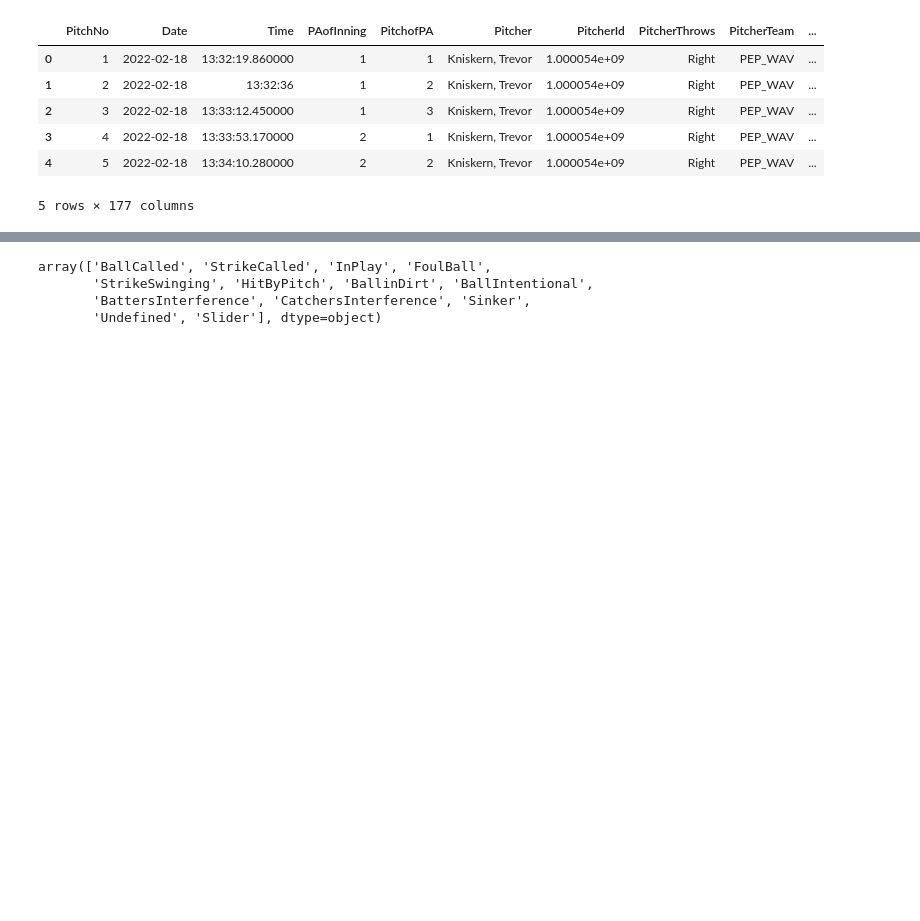
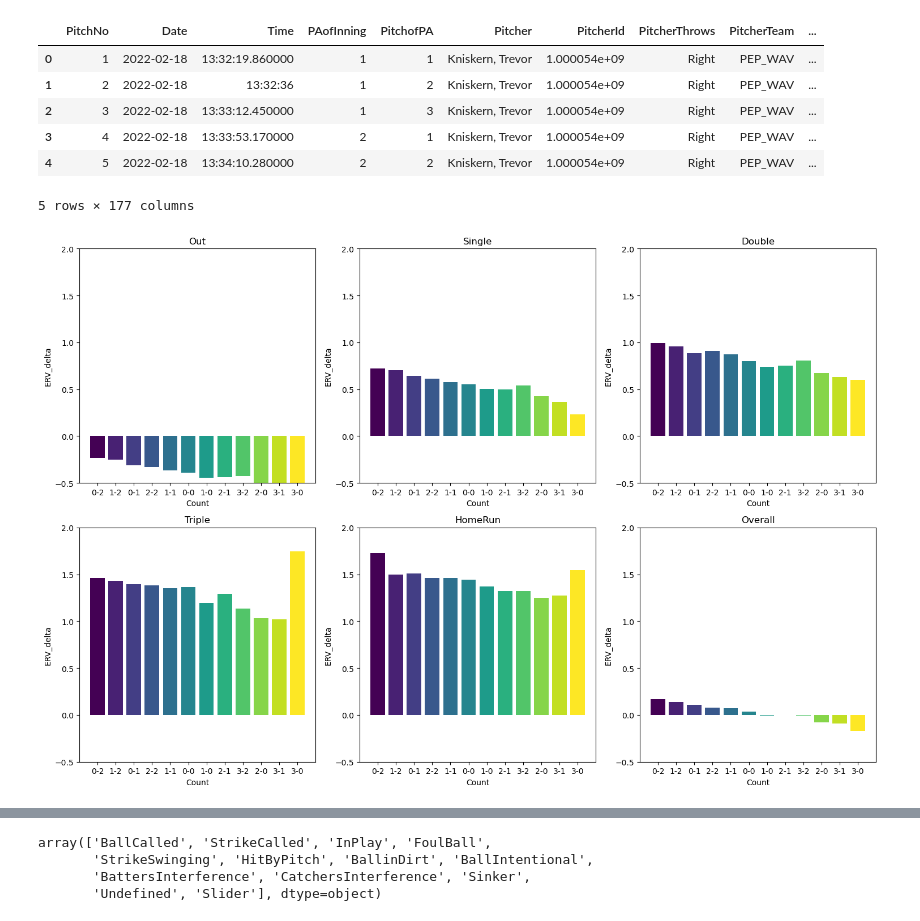
Before and after one commit to wesleyykim3/Swing-Decision-Model, a Jupyter notebook: DataProcessing.ipynb, the cells around one changed output, grey strips where cells are left out. Saved outputs shown, nothing was run; the diff lists cells and outputs as text; code cells hidden in the pictures; blank space fills up the shorter version.

```diff
--- a/DataProcessing.ipynb
+++ b/DataProcessing.ipynb
@@ -1291,0 +1295,28 @@ data.head()
+# %%
+# Average ERV_delta for different in play results
+outcomes = ['Out', 'Single', 'Double', 'Triple', 'HomeRun', 'Overall']
+counts = ['0-2', '1-2', '0-1', '2-2', '1-1', '0-0', '1-0', '2-1', '3-2', '2-0', '3-1', '3-0']
+shape = (6, 12)
+result = np.full(shape, None, dtype=object)
+
+for i in range(len(outcomes) - 1):
+    for j in range(len(counts)):
+        result[i, j] = np.mean(data['ERV_delta'][(data['PlayResult']==outcomes[i]) &
+                                                 (data['count_code']==j)])
+for i in range(len(counts)):
+    result[5, i] = np.mean(data['ERV_delta'][(data['PlayResult'].isin(outcomes)) &
+                                             (data['count_code']==i)])
+
+fig, axes = plt.subplots(2, 3, figsize=(15, 10))
+
+for i, ax in enumerate(axes.flat):
+    colors = cm.viridis(np.linspace(0, 1, len(counts)))
+    ax.bar(counts, result[i], color=colors)
+    ax.set_title(outcomes[i])
+    ax.set_ylim(-0.5, 2)
+    ax.set_ylabel('ERV_delta')
+    ax.set_xlabel('Count')
+
+plt.tight_layout()
+# %% [output]
+[figure, added]
```
Also changed, not shown: parts of 3 cells of this notebook.
